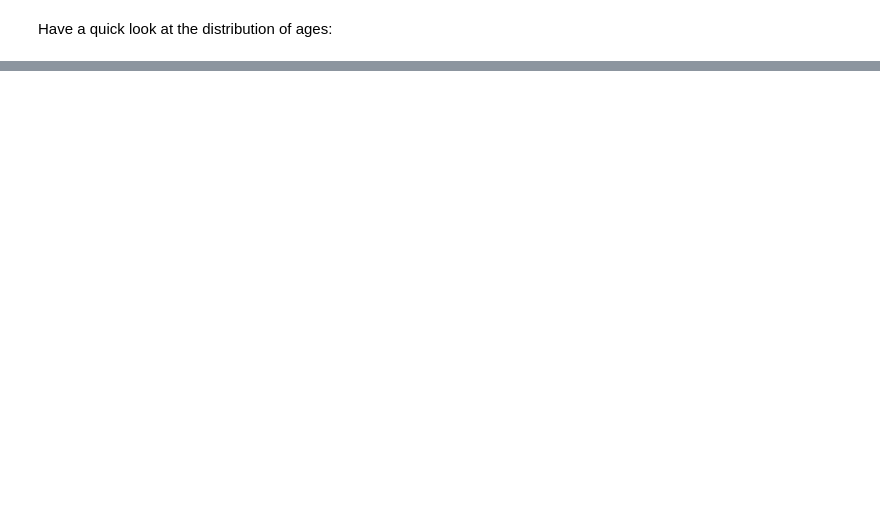
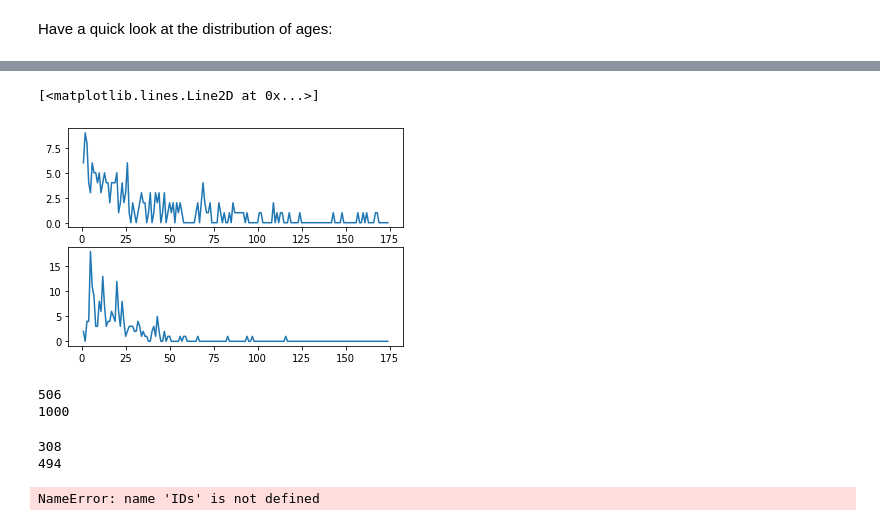
Before and after one commit to waystogetthere/Multi-task_Kernel_learning_Algorithm, a Jupyter notebook: Multi-Task_1-Constraint_Kernel.ipynb, the cells around one changed output, grey strips where cells are left out. Saved outputs shown, nothing was run; the diff lists cells and outputs as text; code cells hidden in the pictures; blank space fills up the shorter version.

```diff
--- a/Multi-Task_1-Constraint_Kernel.ipynb
+++ b/Multi-Task_1-Constraint_Kernel.ipynb
@@ -59,9 +80,9 @@ val_loss_list = []
 index = 0
 for t in range(1, max_iteration+1):
 
-    f.Kernel_Pegasos(5, Kernel_Matrix_Train, alpha, Y_train, t, weight_decay)
+    alpha = f.Kernel_Pegasos(1, Kernel_Matrix_Train, alpha, Y_train, t, weight_decay)
 
-    if t%1000 == 0:
+    if t%500 == 0:
         print("the iteration is:", t)
         hatY_train = Kernel_Matrix_Train.dot(alpha*Y_train) / ( t * weight_decay )
 
@@ -79,9 +100,8 @@ for t in range(1, max_iteration+1):
         # C_index_tr = f.Calculate_C_index(survival_times[:NUM_TRAIN], predict_age_tr)
         C_index_val = f.Calculate_C_index(survival_times[NUM_TRAIN:], predict_age_val)
 
-        # print("the c-index for training is:", C_index_tr)
+        # print("the c-index for training is:", C_index_tr)xx
         print("the c-index for val is:", C_index_val)
 
-
 print(np.sum(predict_age[NUM_TRAIN:] == survival_times[NUM_TRAIN:])/(NUM_VAL))
 # %% [output]
@@ -92,0 +125,30 @@ the c-index for val is: 0.5906715647830932
+# %%
+alpha = np.zeros_like(Y_train)
+predict_age = np.zeros(NUM_EMPLOYEES)
+val_loss_list = []
+index = 0
+for t in range(1, max_iteration + 1):
+
+    alpha = f.Split_Kernel_Pegasos(1, Kernel_Matrix_Train, alpha, Y_train, t, weight_decay)
+
+    if t % 100 == 0:
+        print("the iteration is:", t)
+        hatY_train = Kernel_Matrix_Train.dot(alpha * Y_train) / (t * weight_decay)
+        hatY_val = Kernel_Matrix_Val.dot(alpha * Y_train) / (t * weight_decay)
+
+        predict_age_tr = f.Ages(hatY_train)
+        predict_age_val = f.Ages(hatY_val)
+        predict_age = predict_age_tr + predict_age_val
+
+        acc_train = np.sum(Y_train * hatY_train > 0) / (NUM_TRAIN * NUM_TASKS)
+        acc_val = np.sum(Y_val * hatY_val > 0) / (NUM_VAL * NUM_TASKS)
+        print("the train accuracy is:", acc_train)
+        print("the val accuracy is:", acc_val)
+
+        # C_index_tr = f.Calculate_C_index(survival_times[:NUM_TRAIN], predict_age_tr)
+        C_index_val = f.Calculate_C_index(survival_times[NUM_TRAIN:], predict_age_val)
+
+        # print("the c-index for training is:", C_index_tr)
+        print("the c-index for val is:", C_index_val)
+
+print(np.sum(predict_age[NUM_TRAIN:] == survival_times[NUM_TRAIN:]) / (NUM_VAL))
@@ -99,16 +198,54 @@ print(predict_age[NUM_TRAIN:])
 # %%
 x_axis = np.arange(NUM_TASKS)+1 # the x axis
 y_train_gt_axis = np.zeros(NUM_TASKS) # the ground truth train axis
 y_val_gt_axis = np.zeros(NUM_TASKS) # the groud truth validation axis
 y_train_predict_axis = np.zeros(NUM_TASKS) # the predict train axis
 y_val_predict_axis = np.zeros(NUM_TASKS) # the predict validation axis
 
 for i in range(NUM_TASKS):
     y_train_gt_axis[i] = np.sum(survival_times[:NUM_TRAIN] == x_axis[i])
     y_val_gt_axis[i] = np.sum(survival_times[NUM_TRAIN:] == x_axis[i])
     y_train_predict_axis[i] = np.sum(predict_age[:NUM_TRAIN] == x_axis[i])
     y_val_predict_axis[i] = np.sum(predict_age[NUM_TRAIN:] == x_axis[i])
 # plt.plot(x_axis, y_train_gt_axis, x_axis, y_train_predict_axis) # the training set: ground truth vs predict situation
 # plt.plot(x_axis, y_val_gt_axis, x_axis, y_val_predict_axis) # the valiadtion set: ground truth vs predictsituation
+plt.subplot(211)
+plt.plot(x_axis, y_val_gt_axis)
+plt.subplot(212)
 plt.plot(x_axis, y_val_predict_axis)
 # plt.plot(x_axis,y_train_predict_axis,y_val_predict_axis)
+# %% [output]
+[<matplotlib.lines.Line2D at 0x...>]
+[figure, added]
+# %%
+Yhat_tr = Kernel_Matrix_Train.dot(alpha * Y_train)
+good = 0
+mzz =[]
+for i in range(NUM_TRAIN):
+    num_violates_ranking_constraints = np.sum(Yhat_tr[i, int(survival_times[i]): ] > 0)
+    predict_gap = survival_times[i] - predict_age[i]
+    # print(num_violates_ranking_constraints)
+    if num_violates_ranking_constraints == 0:
+        good += 1
+    else:
+        mzz.append(np.sign(num_violates_ranking_constraints * predict_gap))
+        # mzz.append((num_violates_ranking_constraints, predict_gap))
+print(good)
+print(NUM_TRAIN)
+# %% [output]
+506
+1000
+# %%
+print(np.sum(np.array(mzz) < 0))
+print(np.array(mzz).size)
+# %% [output]
+308
+494
+# %%
+for i in range(len(IDs)):
+    idx_last_1 = np.where(haty_IDs[i] == 1)[0][-1] # find the last 1
+    idx_minus1_list = np.where(haty_IDs[i][:idx_last_1] == -1)[0] # find all -1 before the last 1
+    idx_last_minus1 = idx_minus1_list[-1]
+    idx_1_list = np.where(haty_IDs[i][idx_last_minus1:idx_last_1] == 1)[0]
+# %% [output]
+NameError: name 'IDs' is not defined
```
Also changed, not shown: parts of 12 cells of this notebook, 3 other files.
